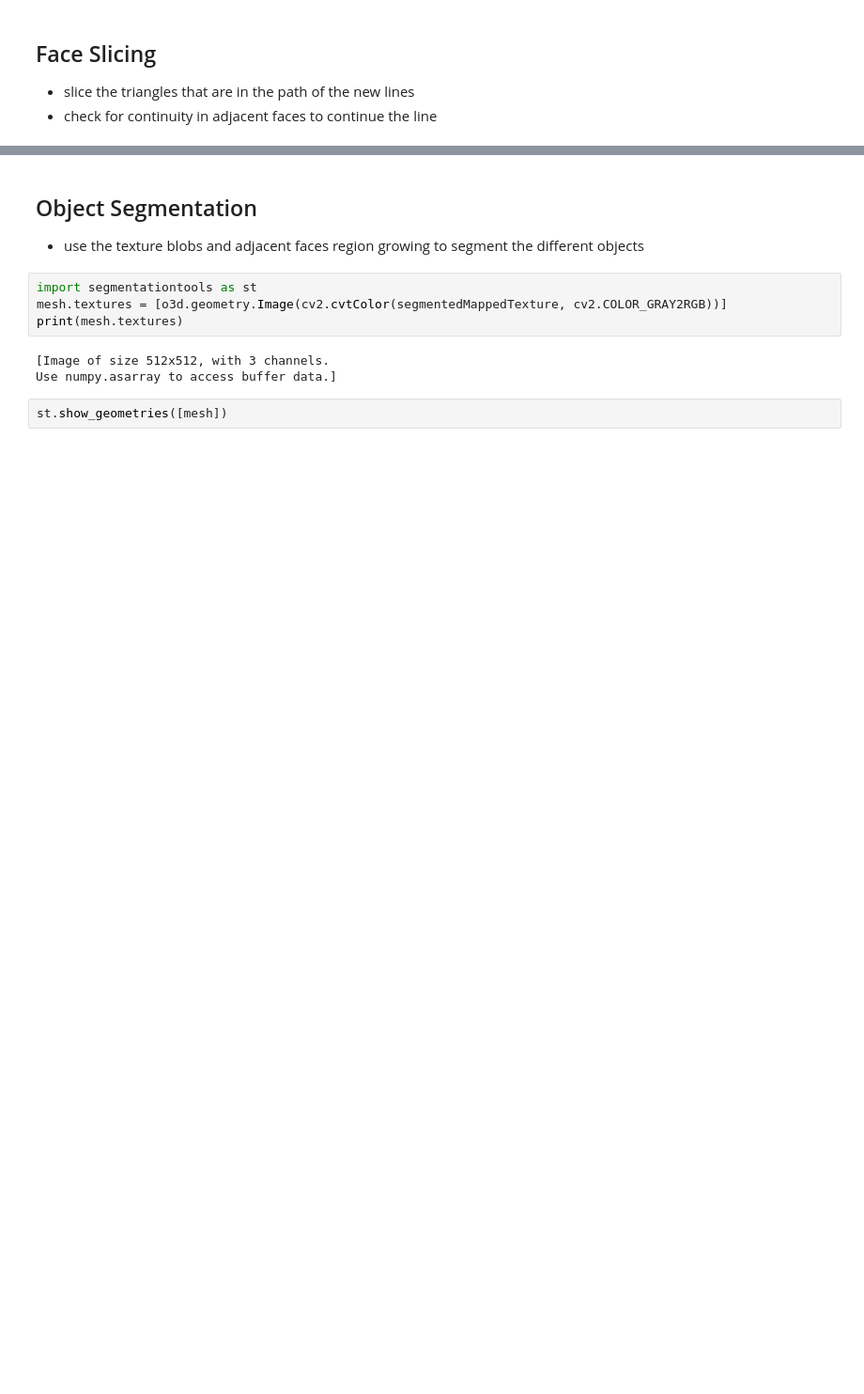
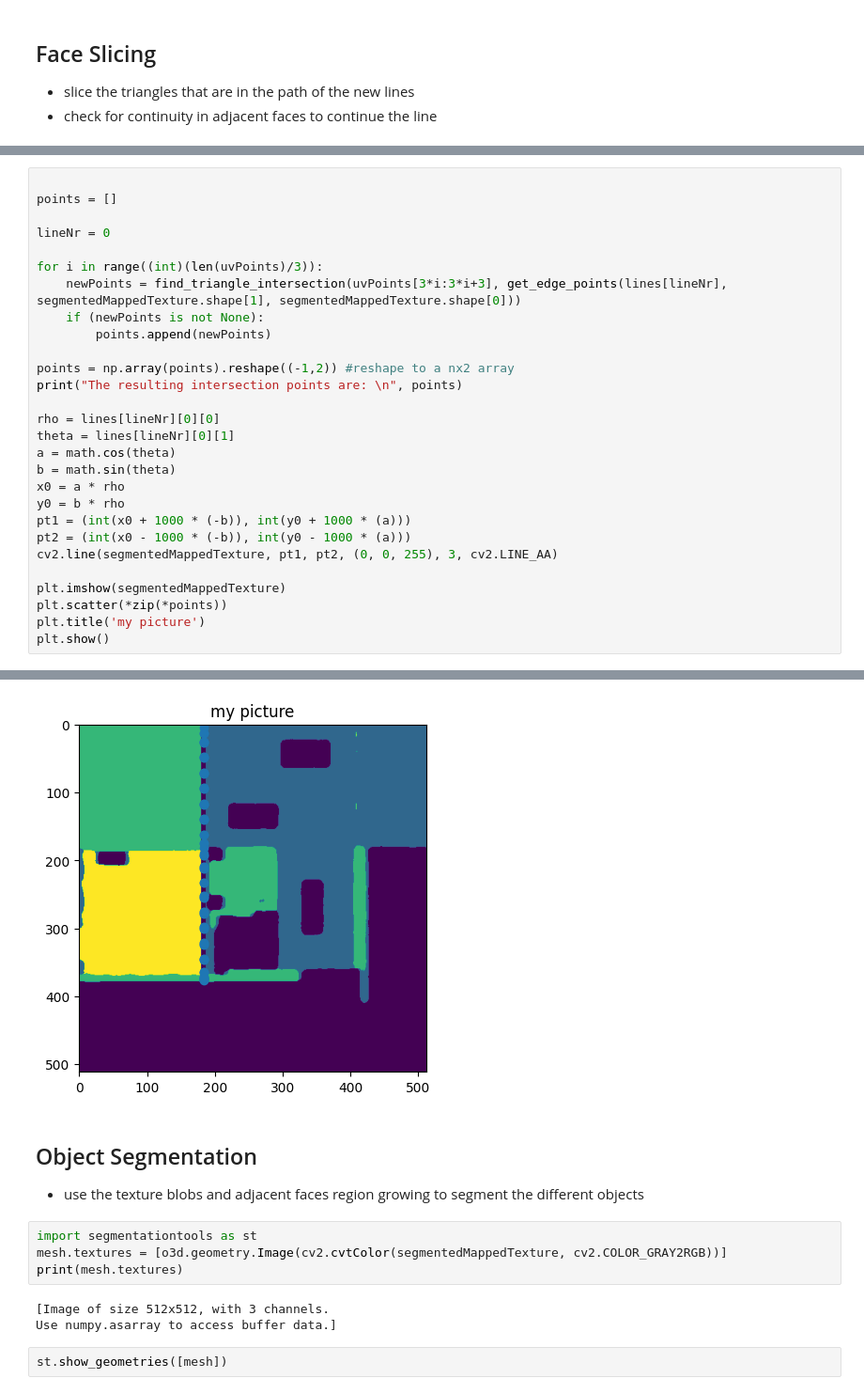
Before and after one commit to JelleKUL/segmentationtools, a Jupyter notebook: docs/source/examples/workflow.ipynb, the cells around one changed output, grey strips where cells are left out. Shown at 94% size. Drawn from its saved outputs; the diff is of its cells as text; blank space fills up the shorter version.

```diff
--- a/docs/source/examples/workflow.ipynb
+++ b/docs/source/examples/workflow.ipynb
@@ -137,0 +174,29 @@ segmentationtools.show_img(dstp2)
+# %%
+
+points = []
+
+lineNr = 0
+
+for i in range((int)(len(uvPoints)/3)):
+    newPoints = find_triangle_intersection(uvPoints[3*i:3*i+3], get_edge_points(lines[lineNr], segmentedMappedTexture.shape[1], segmentedMappedTexture.shape[0]))
+    if (newPoints is not None):
+        points.append(newPoints)
+
+points = np.array(points).reshape((-1,2)) #reshape to a nx2 array
+print("The resulting intersection points are: \n", points)
+
+rho = lines[lineNr][0][0]
+theta = lines[lineNr][0][1]
+a = math.cos(theta)
+b = math.sin(theta)
+x0 = a * rho
+y0 = b * rho
+pt1 = (int(x0 + 1000 * (-b)), int(y0 + 1000 * (a)))
+pt2 = (int(x0 - 1000 * (-b)), int(y0 - 1000 * (a)))
+cv2.line(segmentedMappedTexture, pt1, pt2, (0, 0, 255), 3, cv2.LINE_AA)
+
+plt.imshow(segmentedMappedTexture)
+plt.scatter(*zip(*points))
+plt.title('my picture')
+plt.show()
+# %% [output]
@@ -138,3 +220,4 @@ segmentationtools.show_img(dstp2)
+[figure, added]
 # %% [markdown]
 ## Object Segmentation
 
```
Also changed, not shown: parts of 8 cells of this notebook, 2 other files.
